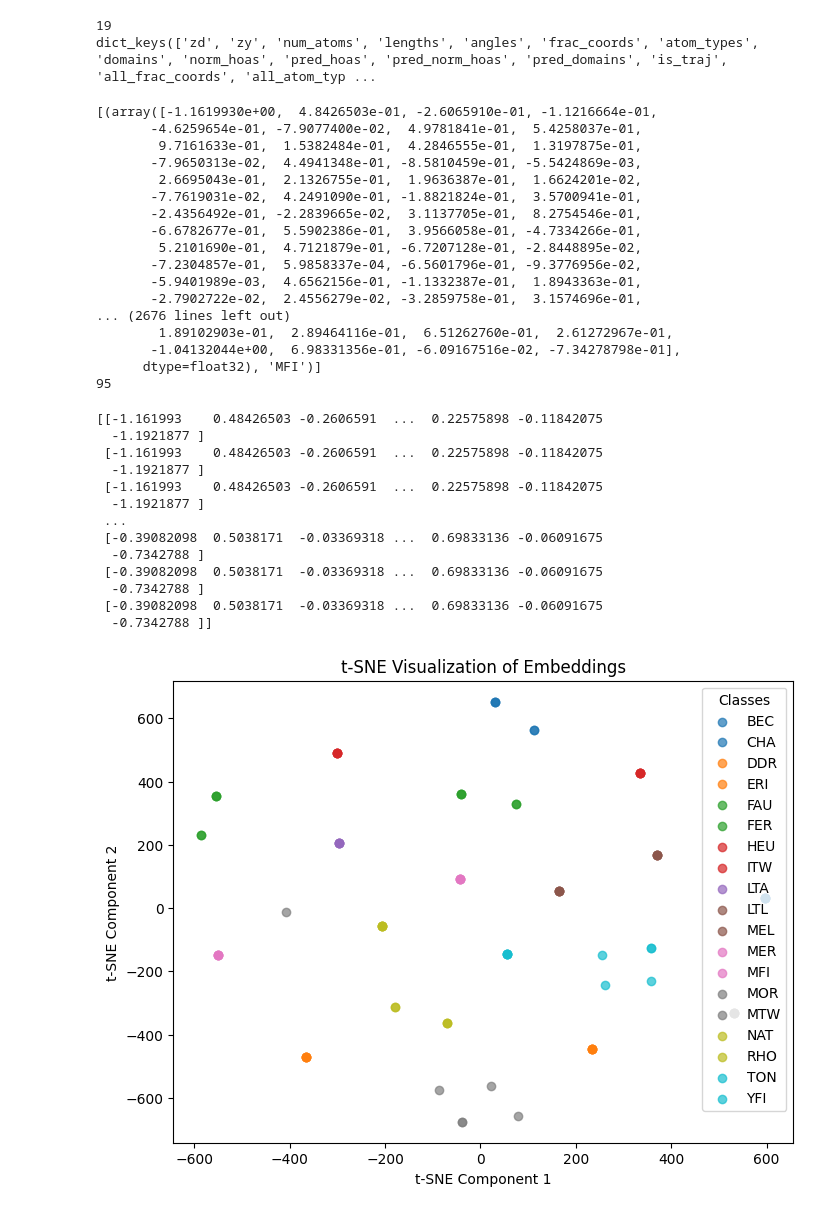
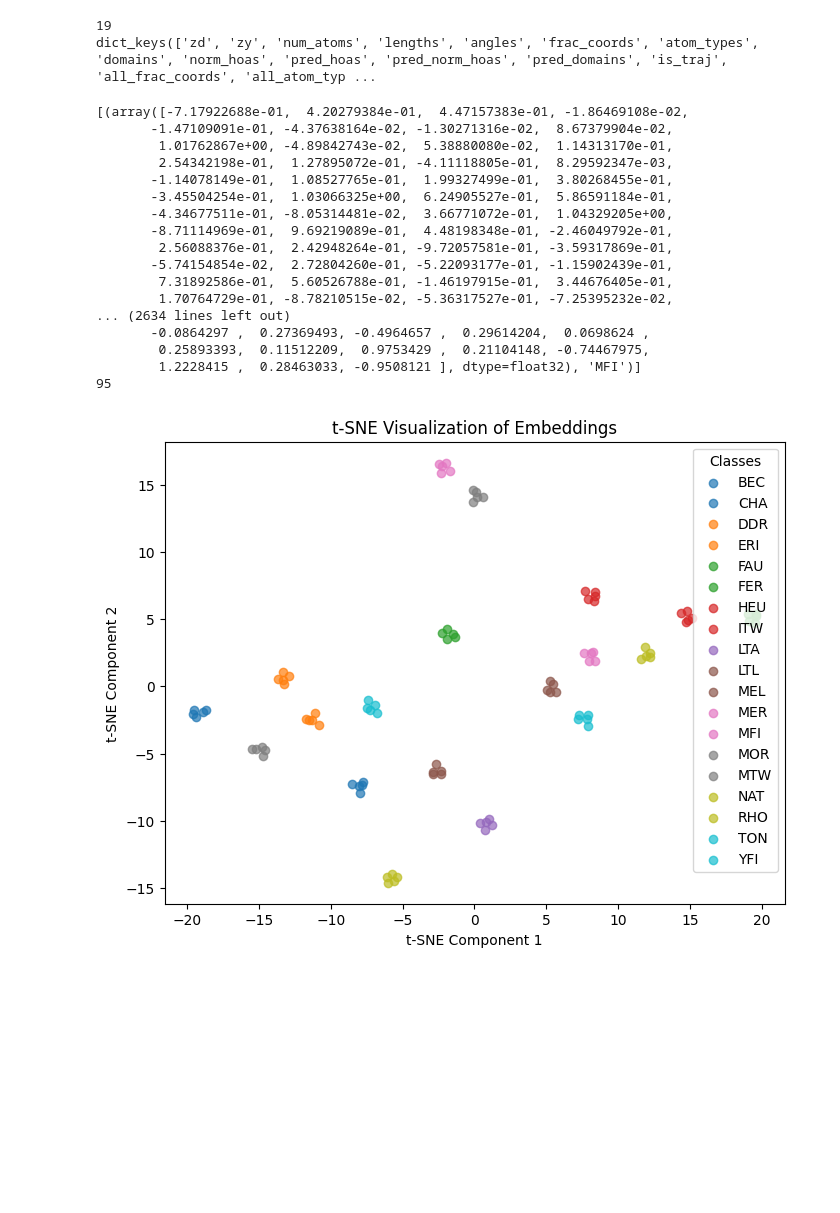
Before and after one commit to glafk/zeogen, a Jupyter notebook: source/notebooks/inspect_latent_space.ipynb, the cells around one changed output. Saved outputs shown, nothing was run; the diff lists cells and outputs as text; code cells hidden in the pictures; blank space fills up the shorter version.

```diff
--- a/source/notebooks/inspect_latent_space.ipynb
+++ b/source/notebooks/inspect_latent_space.ipynb
@@ -46,6 +46,7 @@ samples_file = "samples-sample_zdivae_small.pickle"
 
 with open(f"./samples/{samples_file}", "rb") as f:
     samples = pickle.load(f)
+    samples = samples[0]
 # %%
 print(len(samples))
 print(samples[0].keys())
@@ -62,38 +63,42 @@ for sample in samples:
 print(zd_domains)
 print(len(zd_domains))
 # %% [output]
-[(array([-1.1619930e+00,  4.8426503e-01, -2.6065910e-01, -1.1216664e-01,
-       -4.6259654e-01, -7.9077400e-02,  4.9781841e-01,  5.4258037e-01,
-        9.7161633e-01,  1.5382484e-01,  4.2846555e-01,  1.3197875e-01,
-       -7.9650313e-02,  4.4941348e-01, -8.5810459e-01, -5.5424869e-03,
-        2.6695043e-01,  2.1326755e-01,  1.9636387e-01,  1.6624201e-02,
-       -7.7619031e-02,  4.2491090e-01, -1.8821824e-01,  3.5700941e-01,
-       -2.4356492e-01, -2.2839665e-02,  3.1137705e-01,  8.2754546e-01,
-       -6.6782677e-01,  5.5902386e-01,  3.9566058e-01, -4.7334266e-01,
-        5.2101690e-01,  4.7121879e-01, -6.7207128e-01, -2.8448895e-02,
-       -7.2304857e-01,  5.9858337e-04, -6.5601796e-01, -9.3776956e-02,
-       -5.9401989e-03,  4.6562156e-01, -1.1332387e-01,  1.8943363e-01,
-       -2.7902722e-02,  2.4556279e-02, -3.2859758e-01,  3.1574696e-01,
-... (2676 lines left out)
-        1.89102903e-01,  2.89464116e-01,  6.51262760e-01,  2.61272967e-01,
-       -1.04132044e+00,  6.98331356e-01, -6.09167516e-02, -7.34278798e-01],
-      dtype=float32), 'MFI')]
+[(array([-7.17922688e-01,  4.20279384e-01,  4.47157383e-01, -1.86469108e-02,
+       -1.47109091e-01, -4.37638164e-02, -1.30271316e-02,  8.67379904e-02,
+        1.01762867e+00, -4.89842743e-02,  5.38880080e-02,  1.14313170e-01,
+        2.54342198e-01,  1.27895072e-01, -4.11118805e-01,  8.29592347e-03,
+       -1.14078149e-01,  1.08527765e-01,  1.99327499e-01,  3.80268455e-01,
+       -3.45504254e-01,  1.03066325e+00,  6.24905527e-01,  5.86591184e-01,
+       -4.34677511e-01, -8.05314481e-02,  3.66771072e-01,  1.04329205e+00,
+       -8.71114969e-01,  9.69219089e-01,  4.48198348e-01, -2.46049792e-01,
+        2.56088376e-01,  2.42948264e-01, -9.72057581e-01, -3.59317869e-01,
+       -5.74154854e-02,  2.72804260e-01, -5.22093177e-01, -1.15902439e-01,
+        7.31892586e-01,  5.60526788e-01, -1.46197915e-01,  3.44676405e-01,
+        1.70764729e-01, -8.78210515e-02, -5.36317527e-01, -7.25395232e-02,
+... (2634 lines left out)
+       -0.0864297 ,  0.27369493, -0.4964657 ,  0.29614204,  0.0698624 ,
+        0.25893393,  0.11512209,  0.9753429 ,  0.21104148, -0.74467975,
+        1.2228415 ,  0.28463033, -0.9508121 ], dtype=float32), 'MFI')]
 95
 # %%
 import numpy as np
 import matplotlib.pyplot as plt
 from sklearn.manifold import TSNE
 from collections import defaultdict
+from sklearn.metrics import silhouette_score
 
 # Define method for computing the t-SNE of the latent space and plotting
-def plot_tsne(embeddings_list):
+def plot_tsne(embeddings_list, perplexity=30.0):
     # Extract embeddings and labels
     embeddings = np.array([item[0] for item in embeddings_list])
-    print(embeddings)
     labels = np.array([item[1] for item in embeddings_list])
 
+    # Compute the silhouette score
+    silhouette_avg = silhouette_score(embeddings, labels)
+    print(f"Silhouette score: {silhouette_avg}")
+
     # Perform t-SNE dimensionality reduction
-    tsne = TSNE(n_components=2, random_state=42)
+    tsne = TSNE(n_components=2, random_state=42, perplexity=perplexity)
     transformed_embeddings = tsne.fit_transform(embeddings)
 
     # Assign unique colors to each class
@@ -140,22 +145,9 @@ def compute_variance_per_class(embeddings_list):
 
     return class_variances
 # %%
-plot_tsne(zd_domains)
+plot_tsne(zd_domains, perplexity=10.0)
 # %% [output]
-[[-1.161993    0.48426503 -0.2606591  ...  0.22575898 -0.11842075
-  -1.1921877 ]
- [-1.161993    0.48426503 -0.2606591  ...  0.22575898 -0.11842075
-  -1.1921877 ]
- [-1.161993    0.48426503 -0.2606591  ...  0.22575898 -0.11842075
-  -1.1921877 ]
- ...
- [-0.39082098  0.5038171  -0.03369318 ...  0.69833136 -0.06091675
-  -0.7342788 ]
- [-0.39082098  0.5038171  -0.03369318 ...  0.69833136 -0.06091675
-  -0.7342788 ]
- [-0.39082098  0.5038171  -0.03369318 ...  0.69833136 -0.06091675
-  -0.7342788 ]]
-[figure, old version]
+[figure, new version]
 # %%
 variance_per_class = compute_variance_per_class(zd_domains)
 for class_label, variance in variance_per_class.items():
```
Also changed, not shown: parts of 1 cell of this notebook, 1 other file.
